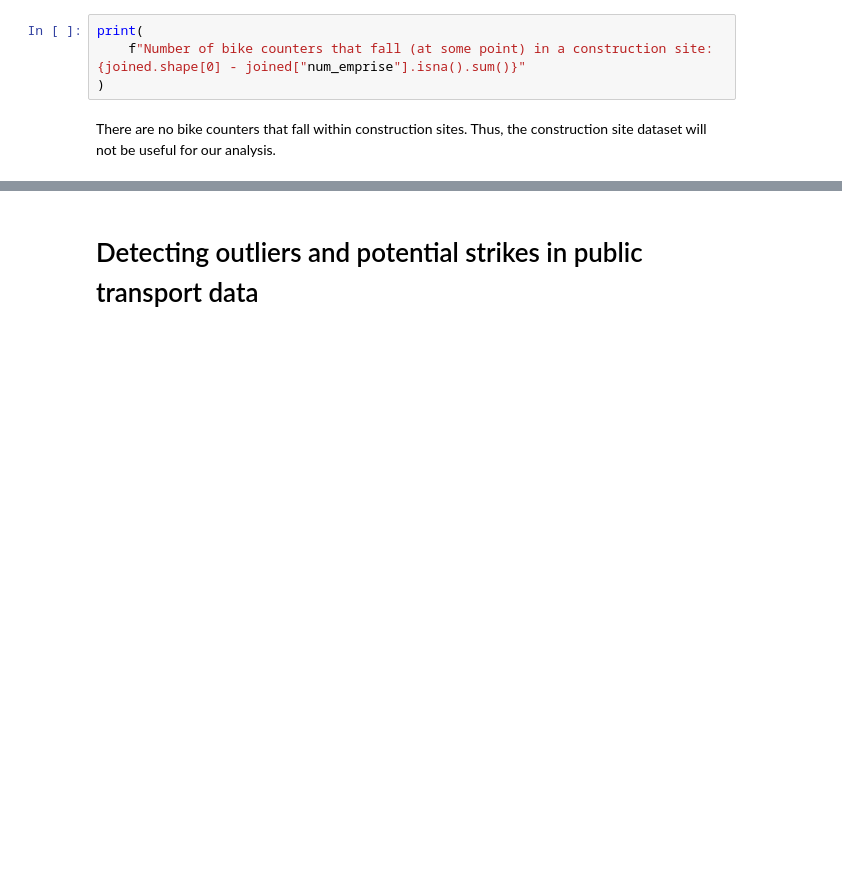
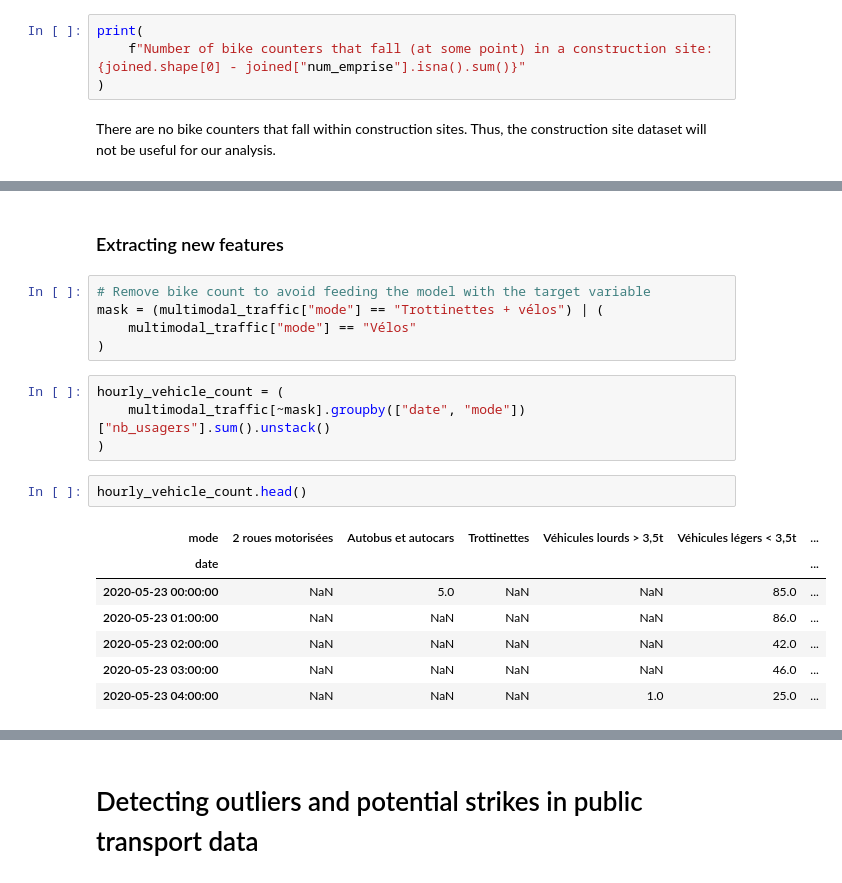
Before and after one commit to p-haas/bike_counters, a Jupyter notebook: WIP/eda_notebook.ipynb, the cells around one changed output, grey strips where cells are left out. Cells and saved outputs as stored; diff of their text form; blank space fills up the shorter version.

```diff
--- a/WIP/eda_notebook.ipynb
+++ b/WIP/eda_notebook.ipynb
@@ -1372,0 +1641,21 @@ There are no bike counters that fall within construction sites. Thus, the constr
+# %% [markdown]
+### Extracting new features
+# %%
+# Remove bike count to avoid feeding the model with the target variable
+mask = (multimodal_traffic["mode"] == "Trottinettes + vélos") | (
+    multimodal_traffic["mode"] == "Vélos"
+)
+# %%
+hourly_vehicle_count = (
+    multimodal_traffic[~mask].groupby(["date", "mode"])["nb_usagers"].sum().unstack()
+)
+# %%
+hourly_vehicle_count.head()
+# %% [output]
+| mode | 2 roues motorisées | Autobus et autocars | Trottinettes | Véhicules lourds > 3,5t | Véhicules légers < 3,5t | ... |
+| date |  |  |  |  |  | ... |
+| 2020-05-23 00:00:00 | NaN | 5.0 | NaN | NaN | 85.0 | ... |
+| 2020-05-23 01:00:00 | NaN | NaN | NaN | NaN | 86.0 | ... |
+| 2020-05-23 02:00:00 | NaN | NaN | NaN | NaN | 42.0 | ... |
+| 2020-05-23 03:00:00 | NaN | NaN | NaN | NaN | 46.0 | ... |
+| 2020-05-23 04:00:00 | NaN | NaN | NaN | 1.0 | 25.0 | ... |
```
Also changed, not shown: parts of 63 cells of this notebook, 7 other files.
